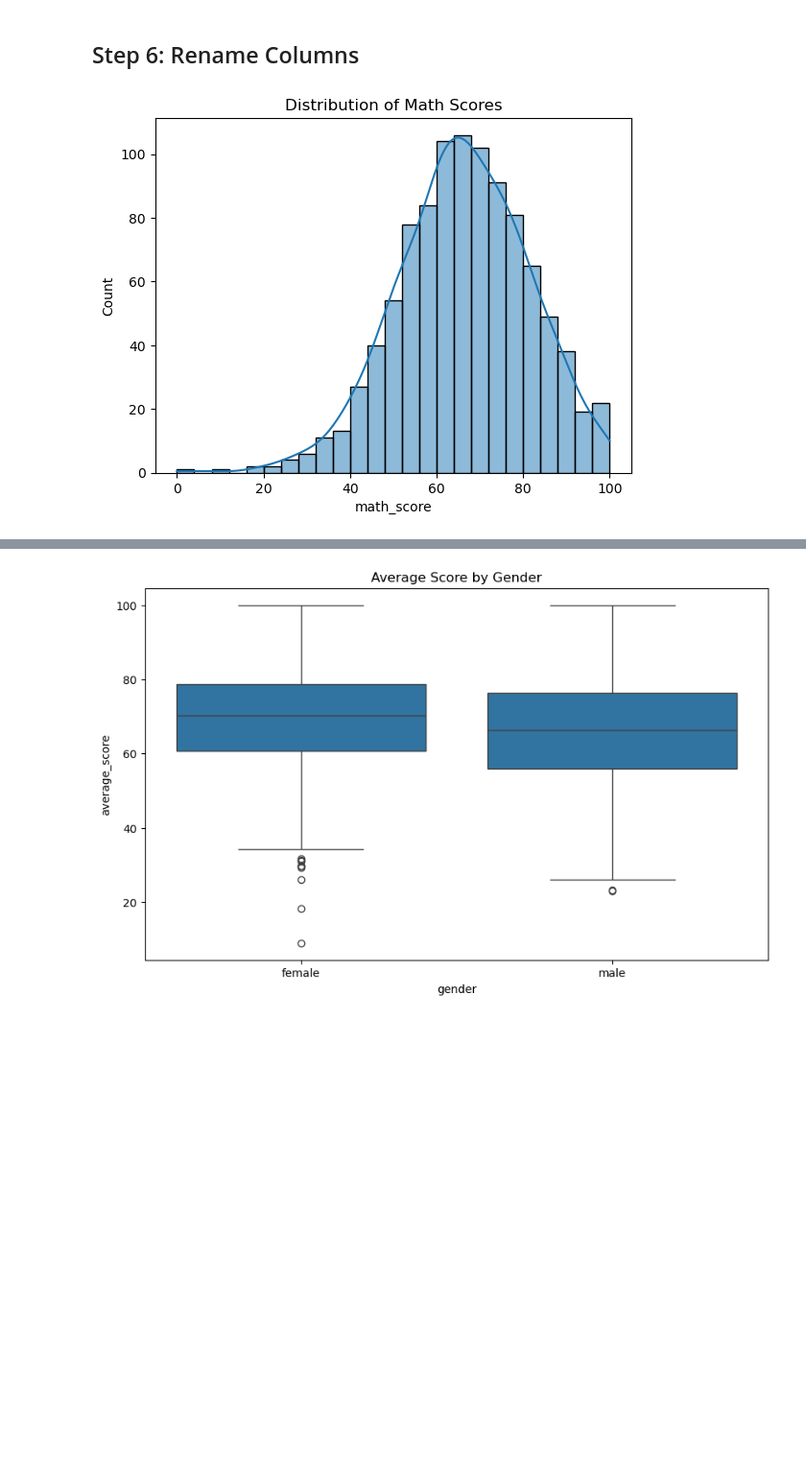
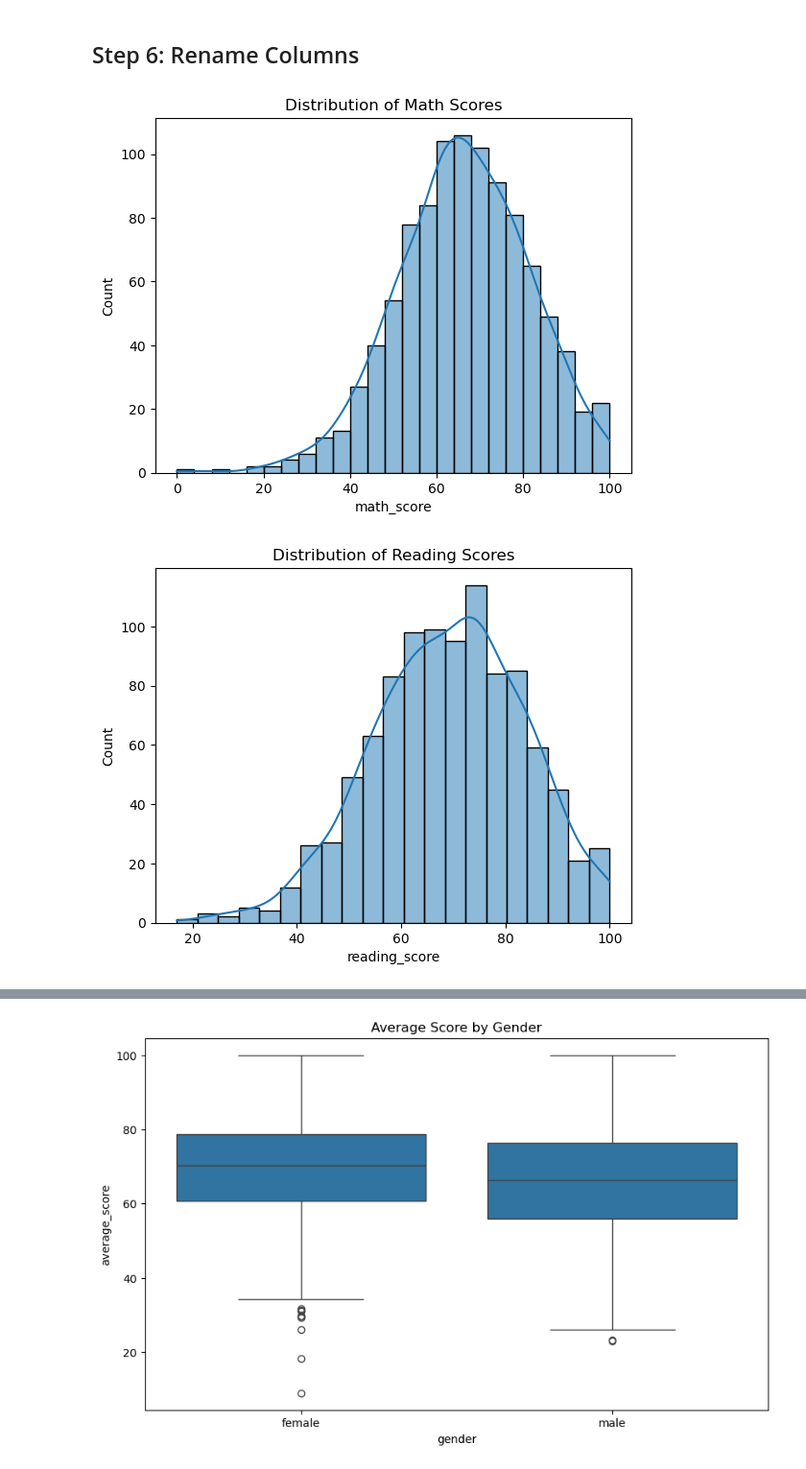
Before and after one commit to 8xbit/Entrega-final-EDA, a Jupyter notebook: Students Performance in Exams 2.ipynb, the cells around one changed output, grey strips where cells are left out. Shown: that part at 96% size. Cells and saved outputs as stored; diff of their text form; code cells hidden in the pictures; blank space fills up the shorter version.

```diff
--- a/Students Performance in Exams 2.ipynb
+++ b/Students Performance in Exams 2.ipynb
@@ -117,6 +106,15 @@ df.columns = df.columns.str.replace(" ", "_")
 # %%
 sns.histplot(df.math_score, kde=True)
 plt.title("Distribution of Math Scores")
 plt.show()
+
+sns.histplot(df.reading_score, kde=True)
+plt.title("Distribution of Reading Scores")
+plt.show()
+
+sns.histplot(df.writing_score, kde=True)
+plt.title("Distribution of Writting Scores")
+plt.show()
 # %% [output]
 [figure]
+[figure, added]
```
Also changed, not shown: parts of 15 cells of this notebook.
